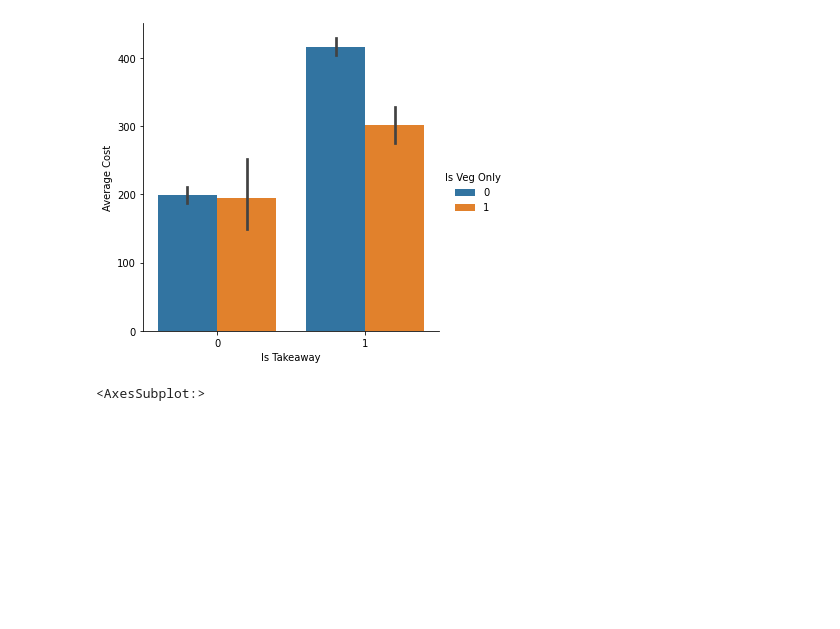
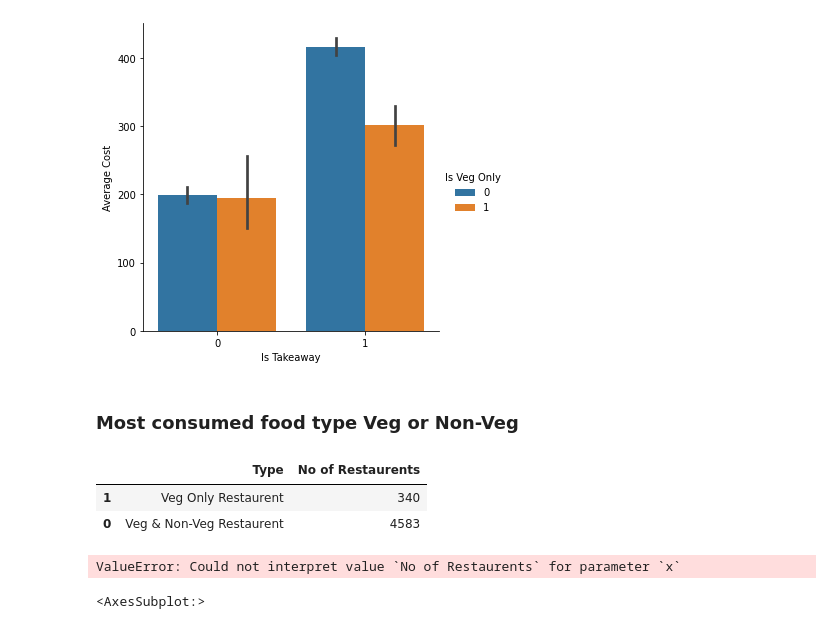
Before and after one commit to Spidey03/learning-ml, a Jupyter notebook: analysis/zomato_analysis.ipynb, the cells around one changed output. Drawn from its saved outputs; the diff is of its cells as text; code cells hidden in the pictures; blank space fills up the shorter version.

Commit message:
Zomota data analysis

```diff
--- a/analysis/zomato_analysis.ipynb
+++ b/analysis/zomato_analysis.ipynb
@@ -146,6 +146,33 @@ sns.catplot(
 # %% [output]
 <seaborn.axisgrid.FacetGrid at 0x...>
 [figure]
+# %% [markdown]
+### Most consumed food type Veg or Non-Veg
+# %%
+restaurents_df = df['Is Veg Only'].value_counts().to_frame().reset_index().sort_values(by="Is Veg Only", ascending=True)
+restaurents_df.rename(
+    columns={
+        'index': 'Type',
+        "Is Veg Only": "No of Restaurents"
+    },
+    inplace=True
+)
+restaurents_df.replace(0, "Veg & Non-Veg Restaurent", inplace=True)
+restaurents_df.replace(1, "Veg Only Restaurent", inplace=True)
+restaurents_df.head()
+# %% [output]
+|  | Type | No of Restaurents |
+| 1 | Veg Only Restaurent | 340 |
+| 0 | Veg & Non-Veg Restaurent | 4583 |
+# %%
+df['Is Veg Only'].value_counts()
+sns.scatterplot(
+    x="Type",
+    y="No of Restaurents",
+    data=df['Is Veg Only'].value_counts().to_frame().reset_index()
+)
+# %% [output]
+ValueError: Could not interpret value `No of Restaurents` for parameter `x`
 # %%
 sns.heatmap(data=df.corr())
 # %% [output]
```
